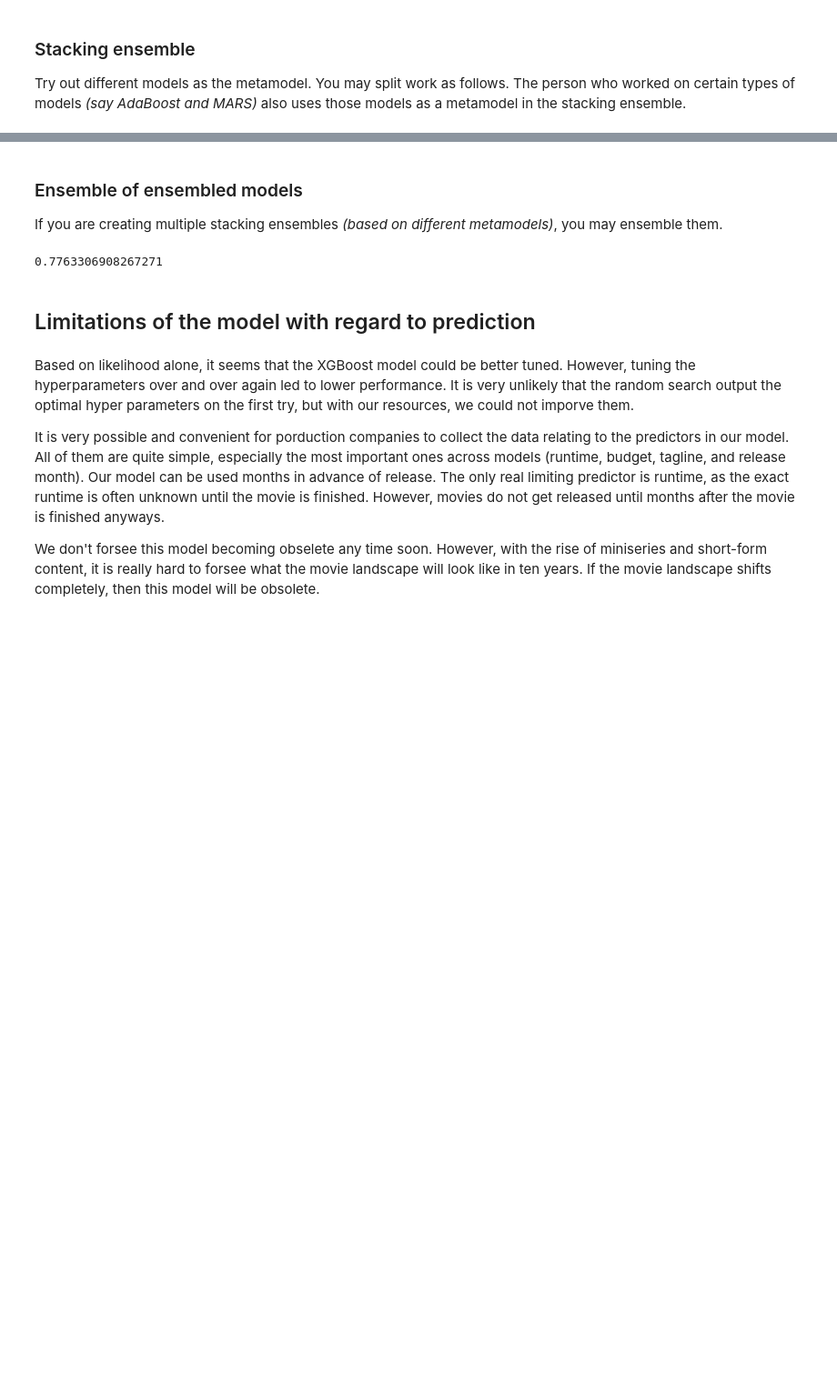
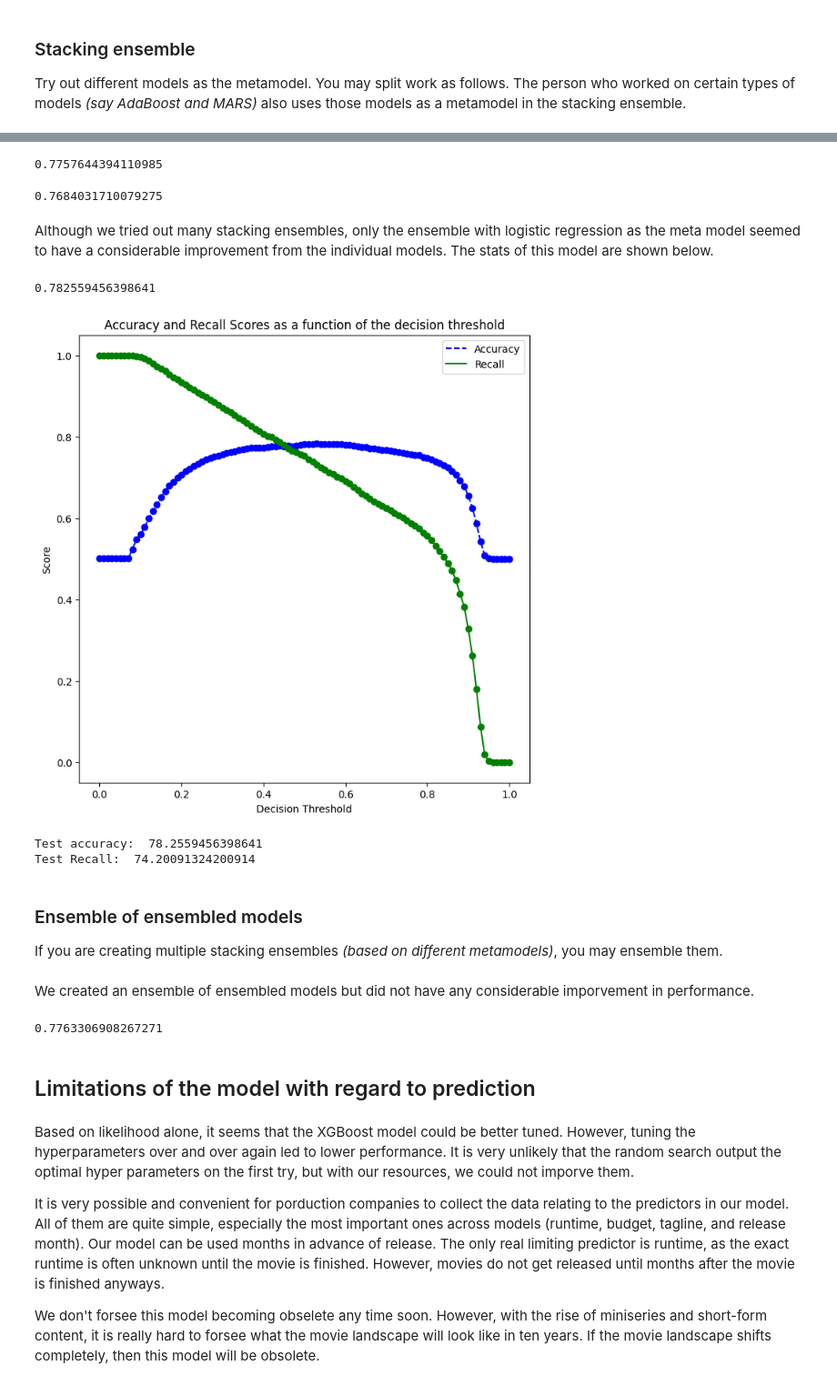
Before and after one commit to STShark00/Team-Meat, a Jupyter notebook: Project Report Template.ipynb, the cells around one changed output, grey strips where cells are left out. Shown at 91% size. Cells and saved outputs as stored; diff of their text form; code cells hidden in the pictures; blank space fills up the shorter version.

```diff
--- a/Project Report Template.ipynb
+++ b/Project Report Template.ipynb
@@ -419,7 +438,86 @@ Try out different models as the metamodel. You may split work as follows. The pe
+# %%
+#Using CatBoost as the meta model (Margaret)
+catstack_model = StackingClassifier(estimators=[('ada',model_ada),('gb',model_gb),('xgb',model_xgb)],
+                                   final_estimator=CatBoostClassifier(random_state=45, verbose = False),n_jobs=-1,
+                                   cv = 5)
+catstack_model.fit(X_train,y_train.values.ravel())
+catstack_model.score(X_test, y_test.values.ravel())
+# %% [output]
+0.7757644394110985
+# %%
+#Using random forests as the meta model (final_estimator). (Margaret)
+rfstack_model = StackingClassifier(estimators=[('ada',model_ada),('rf',model_rf),('gb',model_gb),('xgb',model_xgb)],
+                                   final_estimator=RandomForestClassifier(n_estimators=700, max_features=1,
+                                                                          random_state=1,oob_score=True),n_jobs=-1,
+                                   cv = 5)
+rfstack_model.fit(X_train,y_train.values.ravel())
+rfstack_model.score(X_test, y_test.values.ravel())
+# %% [output]
+0.7684031710079275
+# %% [markdown]
+Although we tried out many stacking ensembles, only the ensemble with logistic regression as the meta model seemed to have a considerable improvement from the individual models. The stats of this model are shown below.
+# %%
+#Using Logistic regression as the meta model (final_estimator) (Margaret)
+logstack_model = StackingClassifier(estimators=[('ada',model_ada),('rf',model_rf),('gb',model_gb),('xgb',model_xgb)],
+                                   final_estimator=LogisticRegression(random_state=1,max_iter=10000),n_jobs=-1,
+                                   cv = 5)
+logstack_model.fit(X_train,y_train.values.ravel())
+logstack_model.score(X_test, y_test.values.ravel())
+# %% [output]
+0.782559456398641
+# %%
+cross_val_ypred = cross_val_predict(logstack_model, X_train.values, y_train_le_total, cv = 5, method = 'predict_proba')
+# %%
+accuracies = []
+recalls = []
+
+thresholds = np.arange(0,1.01,0.01)
+for threshold in thresholds:
+    predicted_class = cross_val_ypred[:,1] > threshold
+    predicted_class = predicted_class.astype(int)
+    accuracy = accuracy_score(y_train, predicted_class)
+    accuracies.append(accuracy)
+    recall = recall_score(y_train, predicted_class)
+    recalls.append(recall)
+
+
+def plot_accuracy_recall_vs_threshold(accuracies, recalls, thresholds):
+    plt.figure(figsize=(8, 8))
+    plt.title("Accuracy and Recall Scores as a function of the decision threshold")
+    plt.plot(thresholds, accuracies, "b--", label="Accuracy")
+    plt.plot(thresholds, recalls, "g-", label="Recall")
+    plt.plot(thresholds, accuracies, "o", color = 'blue')
+    plt.plot(thresholds, recalls, "o", color = 'green')
+    plt.ylabel("Score")
+    plt.xlabel("Decision Threshold")
+    plt.legend(loc='best')
+    plt.legend()
+plot_accuracy_recall_vs_threshold(accuracies, recalls, thresholds)
+# %% [output]
+[figure, added]
+# %%
+np.column_stack([thresholds,accuracies,recalls])
+
+predicted_probability = logstack_model.predict_proba(X_test)[:,1]
+
+predicted_class = predicted_probability > optimal_threshold
+predicted_class = predicted_class.astype(int)
+
+#Computing the accuracy and recall
+ac = accuracy_score(y_test,predicted_class)*100
+rs = recall_score(y_test, predicted_class)*100
+
+print('Test accuracy: ', ac)
+print('Test Recall: ', rs)
+# %% [output]
+Test accuracy:  78.2559456398641
+Test Recall:  74.20091324200914
 # %% [markdown]
 ### Ensemble of ensembled models
 
 If you are creating multiple stacking ensembles *(based on different metamodels)*, you may ensemble them.
+# %% [markdown]
+We created an ensemble of ensembled models but did not have any considerable imporvement in performance.
 # %%
 #ensembling the ensembles (Margaret)
 metastack_model = StackingClassifier(estimators=[('sv',sv_model),('log',logstack_model),('rf',rfstack_model)],
```
Also changed, not shown: parts of 4 cells of this notebook.
